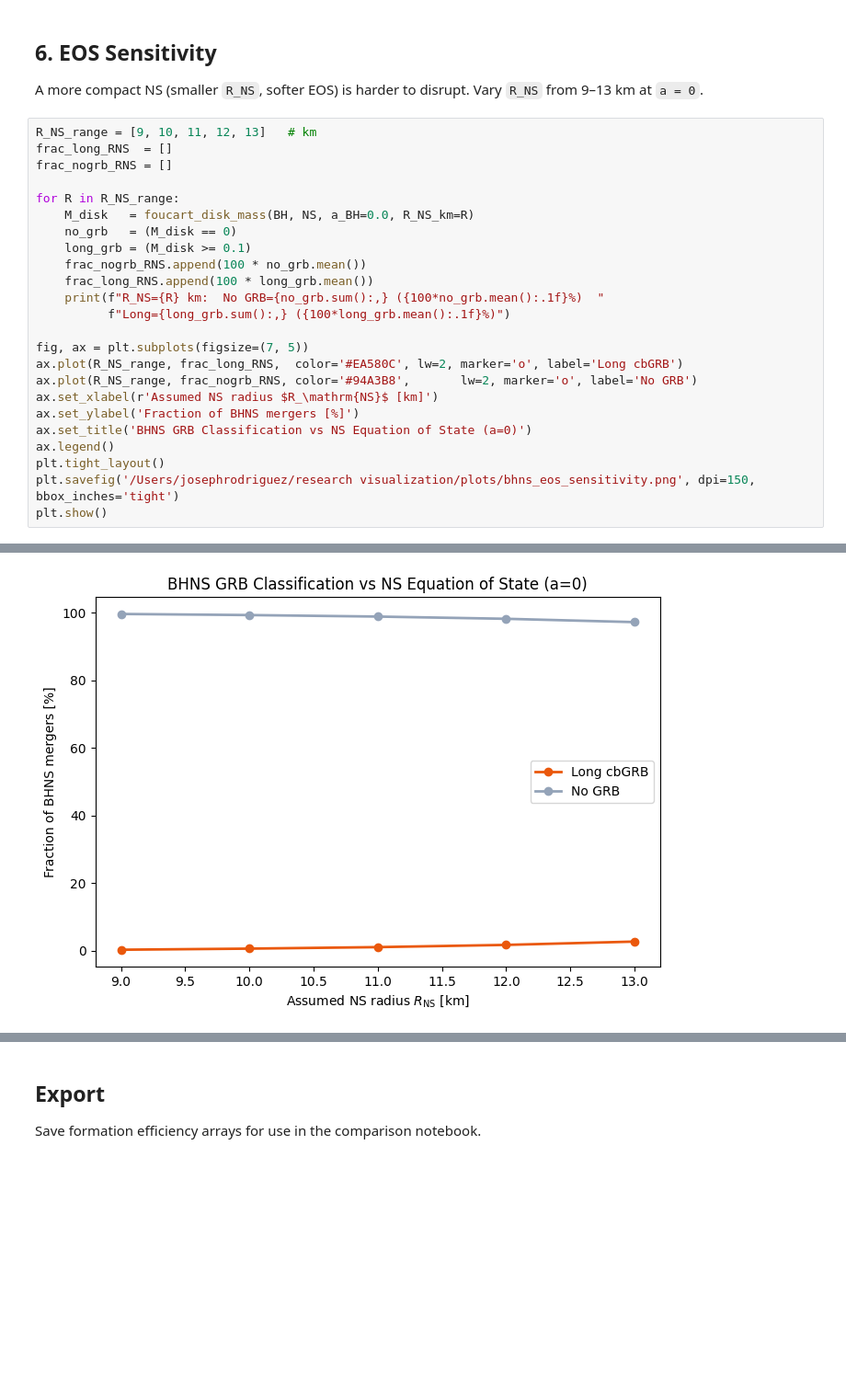
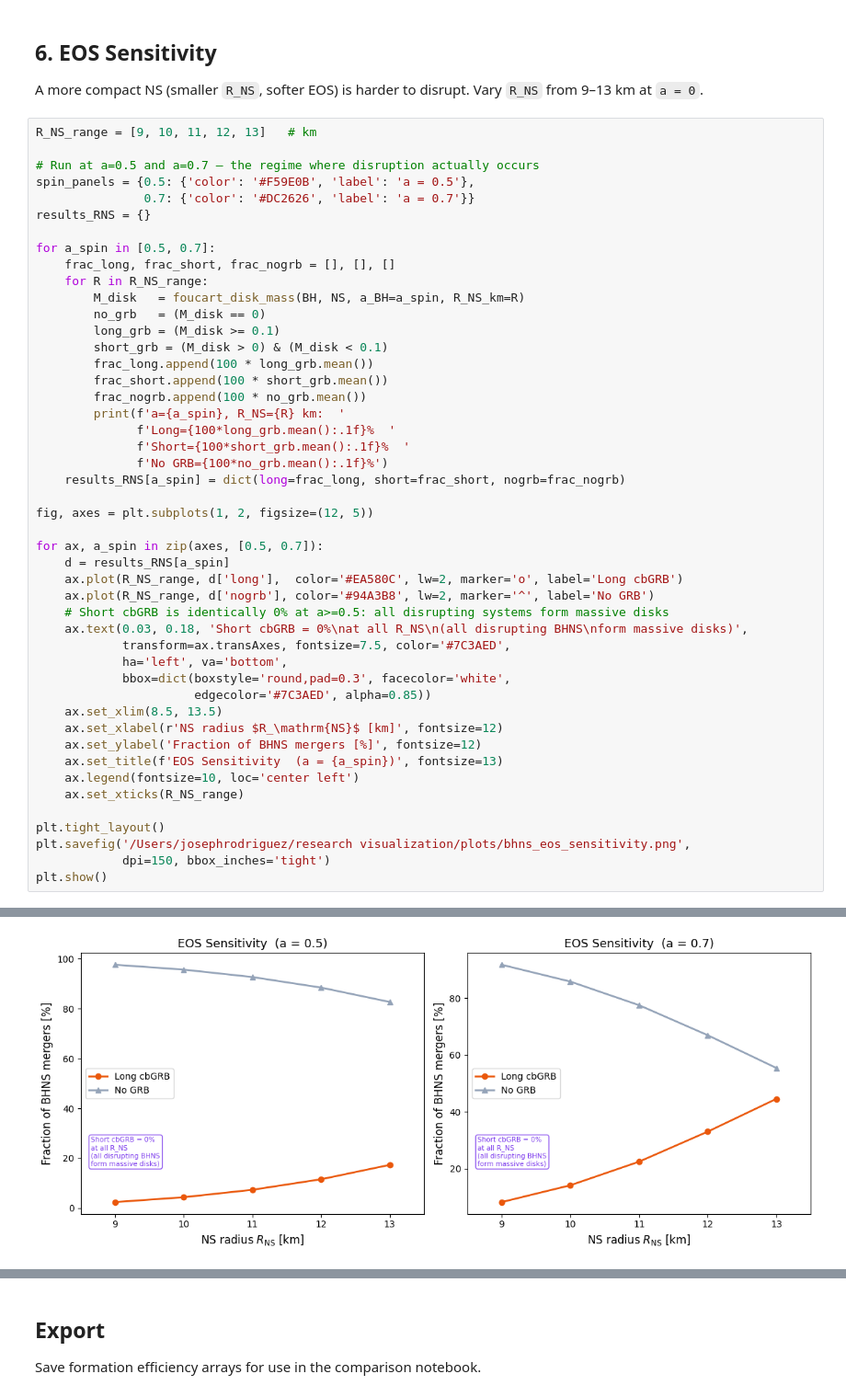
Before and after one commit to jorodgrz/GRBproject, a Jupyter notebook: GRB_BHNS.ipynb, the cells around one changed output, grey strips where cells are left out. Shown at 92% size. Drawn from its saved outputs; the diff is of its cells as text; blank space fills up the shorter version.

```diff
--- a/GRB_BHNS.ipynb
+++ b/GRB_BHNS.ipynb
@@ -233,26 +233,49 @@ plt.show()
 A more compact NS (smaller `R_NS`, softer EOS) is harder to disrupt. Vary `R_NS` from 9–13 km at `a = 0`.
 # %%
 R_NS_range = [9, 10, 11, 12, 13]   # km
-frac_long_RNS  = []
-frac_nogrb_RNS = []
 
-for R in R_NS_range:
-    M_disk   = foucart_disk_mass(BH, NS, a_BH=0.0, R_NS_km=R)
-    no_grb   = (M_disk == 0)
-    long_grb = (M_disk >= 0.1)
-    frac_nogrb_RNS.append(100 * no_grb.mean())
-    frac_long_RNS.append(100 * long_grb.mean())
-    print(f"R_NS={R} km:  No GRB={no_grb.sum():,} ({100*no_grb.mean():.1f}%)  "
-          f"Long={long_grb.sum():,} ({100*long_grb.mean():.1f}%)")
+# Run at a=0.5 and a=0.7 — the regime where disruption actually occurs
+spin_panels = {0.5: {'color': '#F59E0B', 'label': 'a = 0.5'},
+               0.7: {'color': '#DC2626', 'label': 'a = 0.7'}}
+results_RNS = {}
 
-fig, ax = plt.subplots(figsize=(7, 5))
-ax.plot(R_NS_range, frac_long_RNS,  color='#EA580C', lw=2, marker='o', label='Long cbGRB')
-ax.plot(R_NS_range, frac_nogrb_RNS, color='#94A3B8',       lw=2, marker='o', label='No GRB')
-ax.set_xlabel(r'Assumed NS radius $R_\mathrm{NS}$ [km]')
-ax.set_ylabel('Fraction of BHNS mergers [%]')
-ax.set_title('BHNS GRB Classification vs NS Equation of State (a=0)')
-ax.legend()
+for a_spin in [0.5, 0.7]:
+    frac_long, frac_short, frac_nogrb = [], [], []
+    for R in R_NS_range:
+        M_disk   = foucart_disk_mass(BH, NS, a_BH=a_spin, R_NS_km=R)
+        no_grb   = (M_disk == 0)
+        long_grb = (M_disk >= 0.1)
+        short_grb = (M_disk > 0) & (M_disk < 0.1)
+        frac_long.append(100 * long_grb.mean())
+        frac_short.append(100 * short_grb.mean())
+        frac_nogrb.append(100 * no_grb.mean())
+        print(f'a={a_spin}, R_NS={R} km:  '
+              f'Long={100*long_grb.mean():.1f}%  '
+              f'Short={100*short_grb.mean():.1f}%  '
+              f'No GRB={100*no_grb.mean():.1f}%')
+    results_RNS[a_spin] = dict(long=frac_long, short=frac_short, nogrb=frac_nogrb)
+
+fig, axes = plt.subplots(1, 2, figsize=(12, 5))
+
+for ax, a_spin in zip(axes, [0.5, 0.7]):
+    d = results_RNS[a_spin]
+    ax.plot(R_NS_range, d['long'],  color='#EA580C', lw=2, marker='o', label='Long cbGRB')
+    ax.plot(R_NS_range, d['nogrb'], color='#94A3B8', lw=2, marker='^', label='No GRB')
+    # Short cbGRB is identically 0% at a>=0.5: all disrupting systems form massive disks
+    ax.text(0.03, 0.18, 'Short cbGRB = 0%\nat all R_NS\n(all disrupting BHNS\nform massive disks)',
+            transform=ax.transAxes, fontsize=7.5, color='#7C3AED',
+            ha='left', va='bottom',
+            bbox=dict(boxstyle='round,pad=0.3', facecolor='white',
+                      edgecolor='#7C3AED', alpha=0.85))
+    ax.set_xlim(8.5, 13.5)
+    ax.set_xlabel(r'NS radius $R_\mathrm{NS}$ [km]', fontsize=12)
+    ax.set_ylabel('Fraction of BHNS mergers [%]', fontsize=12)
+    ax.set_title(f'EOS Sensitivity  (a = {a_spin})', fontsize=13)
+    ax.legend(fontsize=10, loc='center left')
+    ax.set_xticks(R_NS_range)
+
 plt.tight_layout()
-plt.savefig('/Users/josephrodriguez/research visualization/plots/bhns_eos_sensitivity.png', dpi=150, bbox_inches='tight')
+plt.savefig('/Users/josephrodriguez/research visualization/plots/bhns_eos_sensitivity.png',
+            dpi=150, bbox_inches='tight')
 plt.show()
 # %% [output]
@@ -264 +292 @@ R_NS=13 km:  No GRB=1,484,088 (97.3%)  Long=41,465 (2.7%)
-[figure, old version]
+[figure, new version]
```
Also changed, not shown: parts of 3 cells of this notebook, 24 other files.
